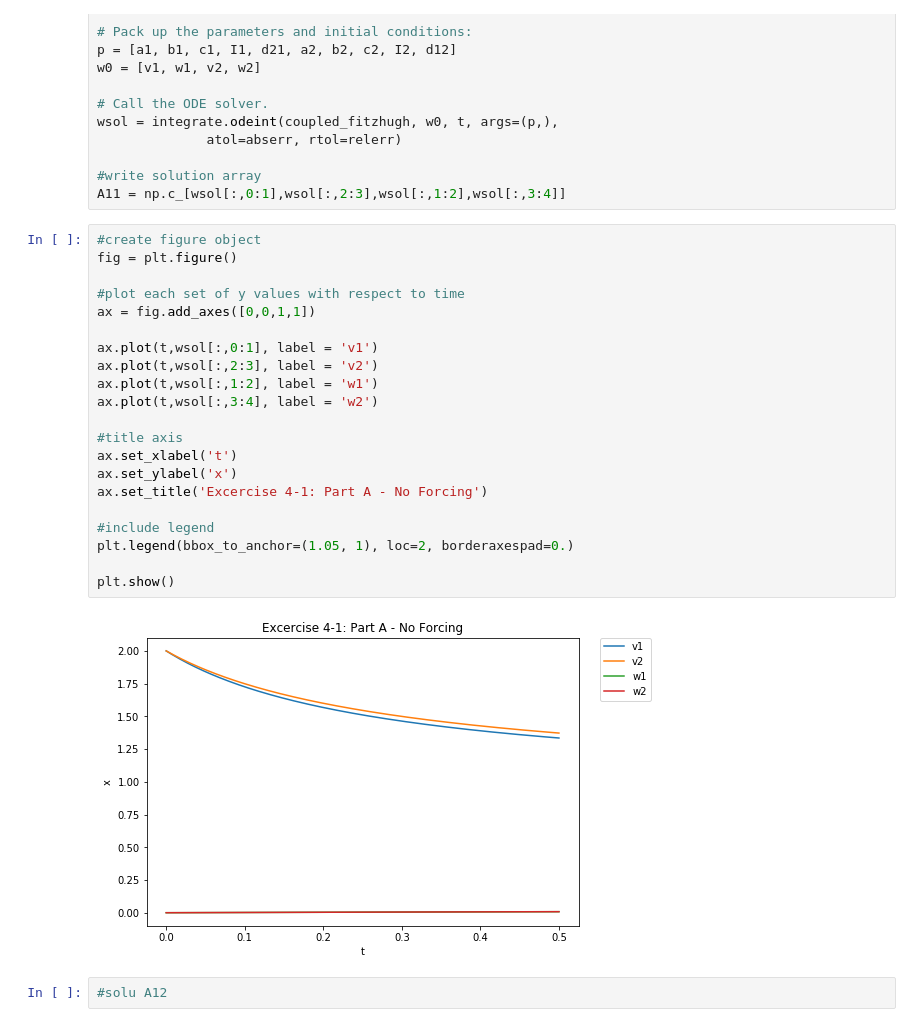
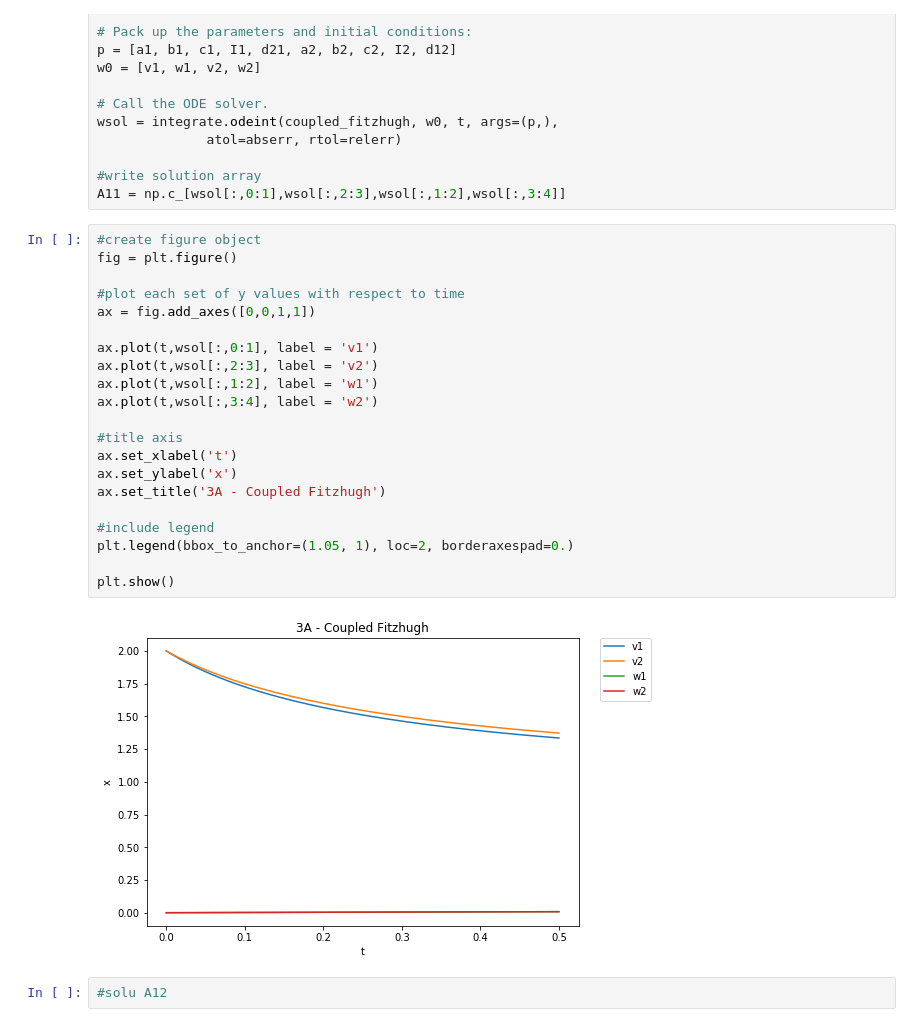
Before and after one commit to sspiel4/AMATH-581, a Jupyter notebook: hw1/3A_b Fitzhugh Nuerons - with plots.ipynb, the cells around one changed output. Saved outputs shown, nothing was run; the diff lists cells and outputs as text.

```diff
--- a/hw1/3A_b Fitzhugh Nuerons - with plots.ipynb
+++ b/hw1/3A_b Fitzhugh Nuerons - with plots.ipynb
@@ -74,26 +74,26 @@ A11 = np.c_[wsol[:,0:1],wsol[:,2:3],wsol[:,1:2],wsol[:,3:4]]
 # %%
 #create figure object
 fig = plt.figure()
 
 #plot each set of y values with respect to time
 ax = fig.add_axes([0,0,1,1])
 
 ax.plot(t,wsol[:,0:1], label = 'v1')
 ax.plot(t,wsol[:,2:3], label = 'v2')
 ax.plot(t,wsol[:,1:2], label = 'w1')
 ax.plot(t,wsol[:,3:4], label = 'w2')
 
 #title axis
 ax.set_xlabel('t')
 ax.set_ylabel('x')
-ax.set_title('Excercise 4-1: Part A - No Forcing')
+ax.set_title('3A - Coupled Fitzhugh')
 
 #include legend
 plt.legend(bbox_to_anchor=(1.05, 1), loc=2, borderaxespad=0.)
 
 plt.show()
 # %% [output]
-[figure, old version]
+[figure, new version]
 # %%
 #solu A12
 # %%
```
Also changed, not shown: parts of 4 cells of this notebook, 4 other files.
